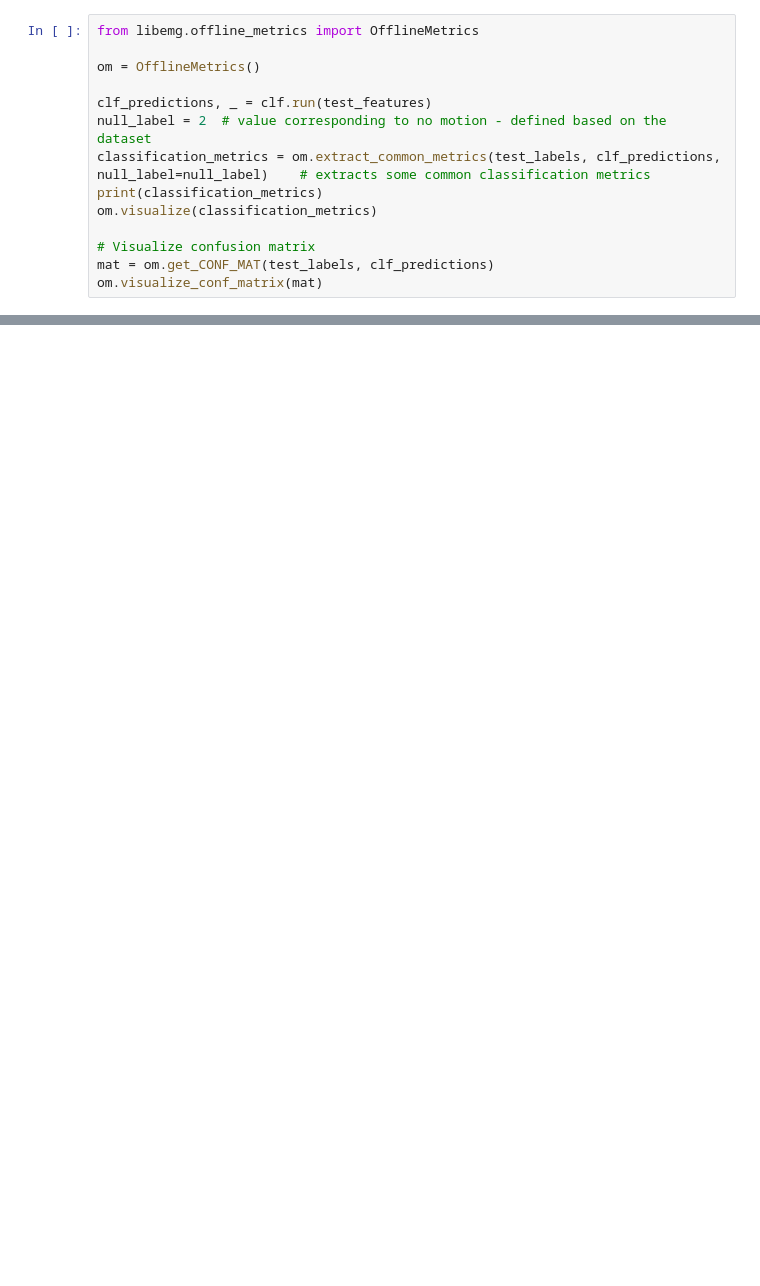
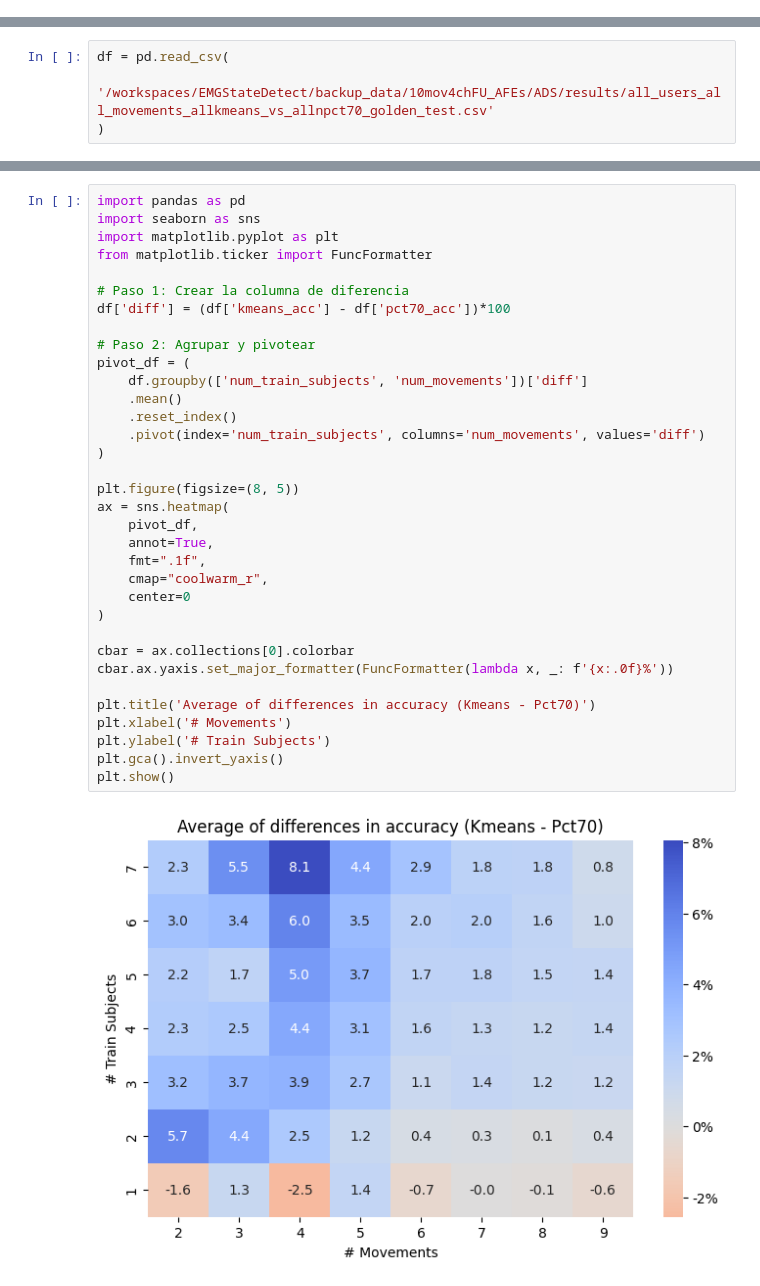
Before and after one commit to Hardwarize/EMGStateDetect, a Jupyter notebook: tutorial.ipynb, the cells around one changed output, grey strips where cells are left out. Cells and saved outputs as stored; diff of their text form; blank space fills up the shorter version.

```diff
--- a/tutorial.ipynb
+++ b/tutorial.ipynb
@@ -189,14 +0,0 @@ test_labels = metadata['classes']
-# %%
-from libemg.offline_metrics import OfflineMetrics
-
-om = OfflineMetrics()
-
-clf_predictions, _ = clf.run(test_features)
-null_label = 2  # value corresponding to no motion - defined based on the dataset
-classification_metrics = om.extract_common_metrics(test_labels, clf_predictions, null_label=null_label)    # extracts some common classification metrics
-print(classification_metrics)
-om.visualize(classification_metrics)
-
-# Visualize confusion matrix
-mat = om.get_CONF_MAT(test_labels, clf_predictions)
-om.visualize_conf_matrix(mat)
@@ -206,0 +481,4 @@ om.visualize_conf_matrix(mat)
+# %%
+df = pd.read_csv(
+    '/workspaces/EMGStateDetect/backup_data/10mov4chFU_AFEs/ADS/results/all_users_all_movements_allkmeans_vs_allnpct70_golden_test.csv'
+)
@@ -206,0 +487,36 @@ om.visualize_conf_matrix(mat)
+# %%
+import pandas as pd
+import seaborn as sns
+import matplotlib.pyplot as plt
+from matplotlib.ticker import FuncFormatter
+
+# Paso 1: Crear la columna de diferencia
+df['diff'] = (df['kmeans_acc'] - df['pct70_acc'])*100
+
+# Paso 2: Agrupar y pivotear
+pivot_df = (
+    df.groupby(['num_train_subjects', 'num_movements'])['diff']
+    .mean()
+    .reset_index()
+    .pivot(index='num_train_subjects', columns='num_movements', values='diff')
+)
+
+plt.figure(figsize=(8, 5))
+ax = sns.heatmap(
+    pivot_df,
+    annot=True,
+    fmt=".1f",
+    cmap="coolwarm_r",
+    center=0
+)
+
+cbar = ax.collections[0].colorbar
+cbar.ax.yaxis.set_major_formatter(FuncFormatter(lambda x, _: f'{x:.0f}%'))
+
+plt.title('Average of differences in accuracy (Kmeans - Pct70)')
+plt.xlabel('# Movements')
+plt.ylabel('# Train Subjects')
+plt.gca().invert_yaxis()
+plt.show()
+# %% [output]
+[figure, added]
```
Also changed, not shown: parts of 58 cells of this notebook, 10 other files.
